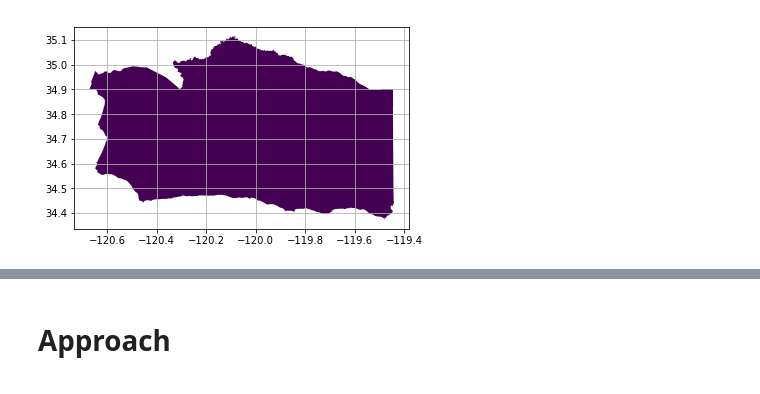
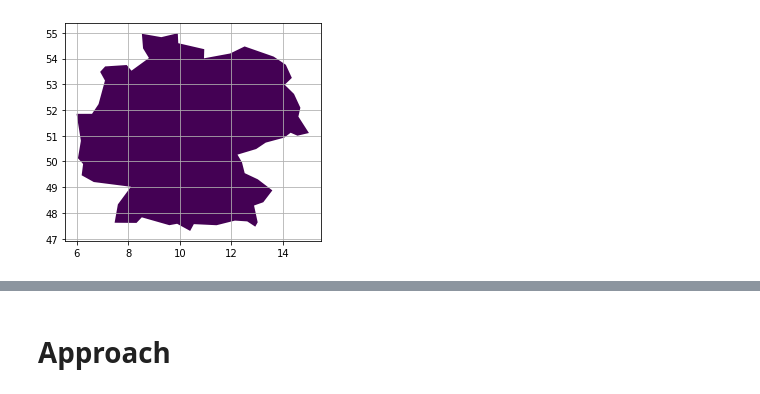
Before and after one commit to NiklasPhabian/SphereGIS, a Jupyter notebook: contrib/convexHullGraham.ipynb, the cells around one changed output, grey strips where cells are left out. Cells and saved outputs as stored; diff of their text form; code cells hidden in the pictures.

```diff
--- a/contrib/convexHullGraham.ipynb
+++ b/contrib/convexHullGraham.ipynb
@@ -9,33 +9,44 @@ import pickle
 # %%
 # Loading the geometries
 fig, ax = plt.subplots()
 ax.grid(True)
 
 # 3:4 is canada 29:30 Brazil
-polygons = geopandas.read_file(geopandas.datasets.get_path('naturalearth_lowres'))[3:4]
+polygons = geopandas.read_file(geopandas.datasets.get_path('naturalearth_lowres'))#[4:5]
+polygons = polygons[polygons.name =='Germany']
 
 # 3:4 is trinidad
 #polygons = geopandas.read_file('../data/caribbean.gpkg')[3:4]
 
-polygons = geopandas.read_file('../data/santa_barbara.gpkg')
+#polygons = geopandas.read_file('../data/santa_barbara.gpkg')
 
 polygons['row'] = polygons.index
 #polygons = polygons[0:1] # 3:4 is canada 29:30 Brazil
 polygons.plot(ax=ax, column='row')
 
 geom_type = polygons.iloc[0].geometry.type
 if  geom_type == 'Polygon':
     # We drop the last point because it is a repetition of the first point
     lon = polygons.iloc[0].geometry.exterior.xy[0]
     lat = polygons.iloc[0].geometry.exterior.xy[1]
 elif geom_type == 'MultiPolygon':
     lon = []
     lat = []
     for p in list(polygons.iloc[0].geometry):
         lon += p.exterior.xy[0]
         lat += p.exterior.xy[1]
 
 # Dirty trick to get rid of duplicate points
-lat, lon = zip(*(set(zip(lat, lon))))
+#lat, lon = zip(*(set(zip(lat, lon))))
+
+
+#lat, lon = zip(*list(dict.fromkeys(zip(lat, lon))))
+len(lat)
+#lat
+
+import random
+a = list(zip(lat, lon))
+random.shuffle(a)
+#lat, lon = zip(*a)
 # %% [output]
-[figure, old version]
+[figure, new version]
```
Also changed, not shown: parts of 7 cells of this notebook, 28 other files.
